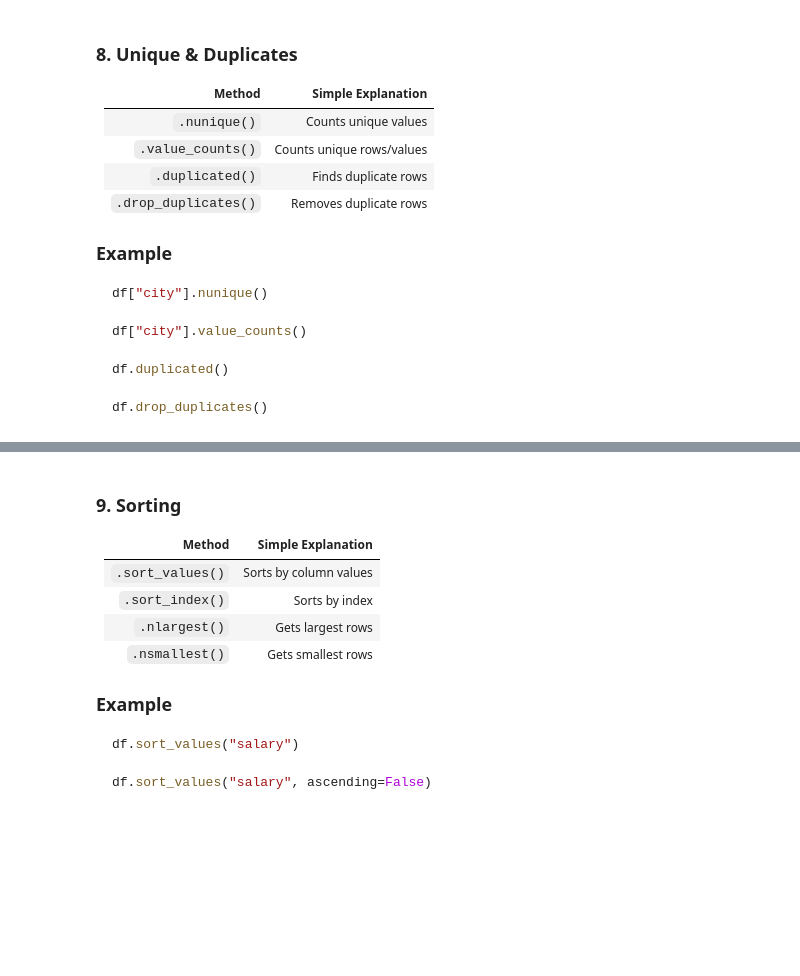
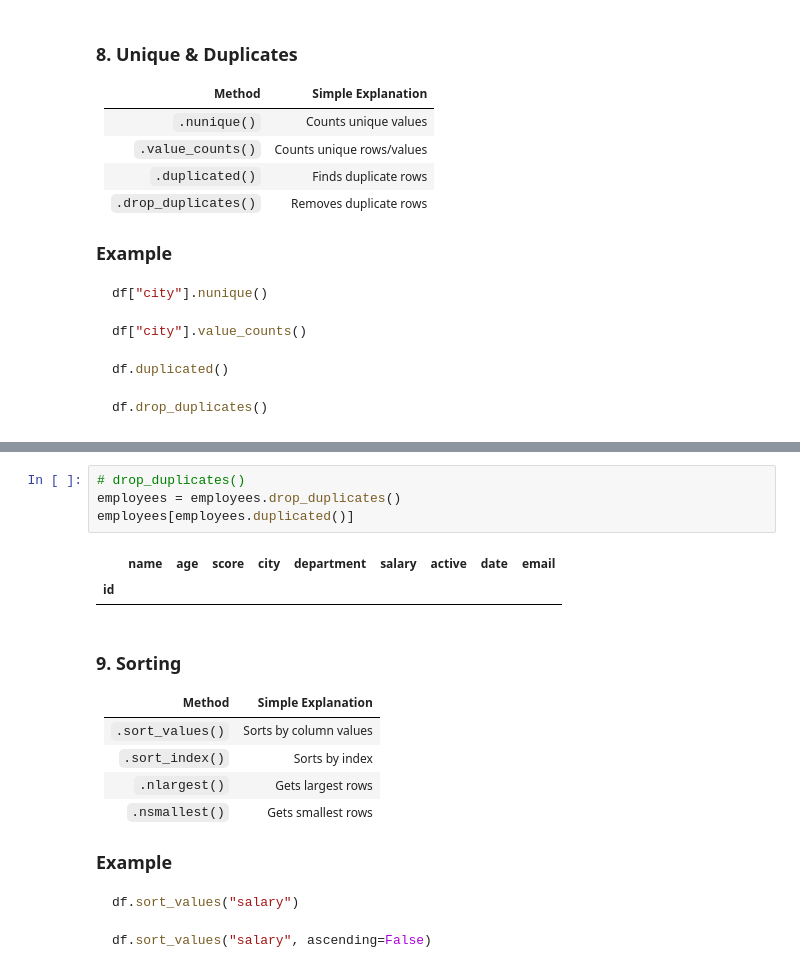
Before and after one commit to zaibgray/pandas, a Jupyter notebook: pandas.ipynb, the cells around one changed output, grey strips where cells are left out. Saved outputs shown, nothing was run; the diff lists cells and outputs as text; blank space fills up the shorter version.

```diff
--- a/pandas.ipynb
+++ b/pandas.ipynb
@@ -2368,3 +2518,10 @@ df.drop_duplicates()
+# %%
+# drop_duplicates()
+employees = employees.drop_duplicates()
+employees[employees.duplicated()]
+# %% [output]
+|  | name | age | score | city | department | salary | active | date | email |
+| id |  |  |  |  |  |  |  |  |  |
 # %% [markdown]
 ### 9. Sorting
 
```
Also changed, not shown: parts of 10 cells of this notebook.
